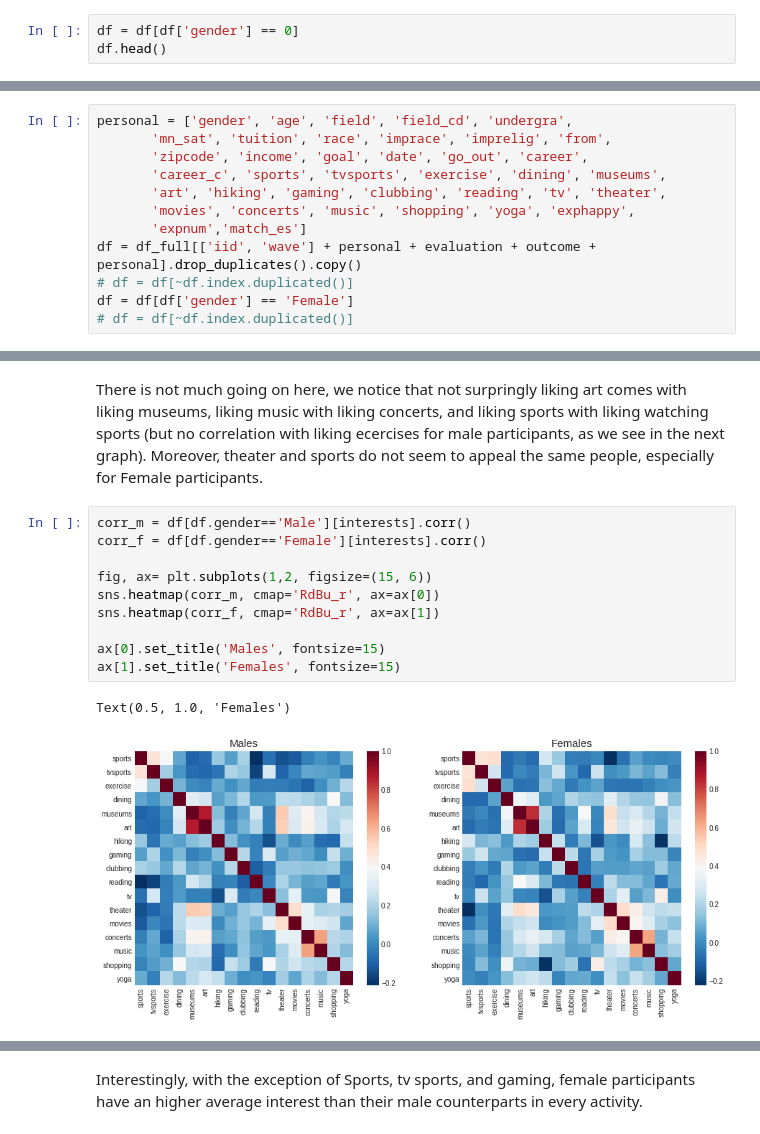
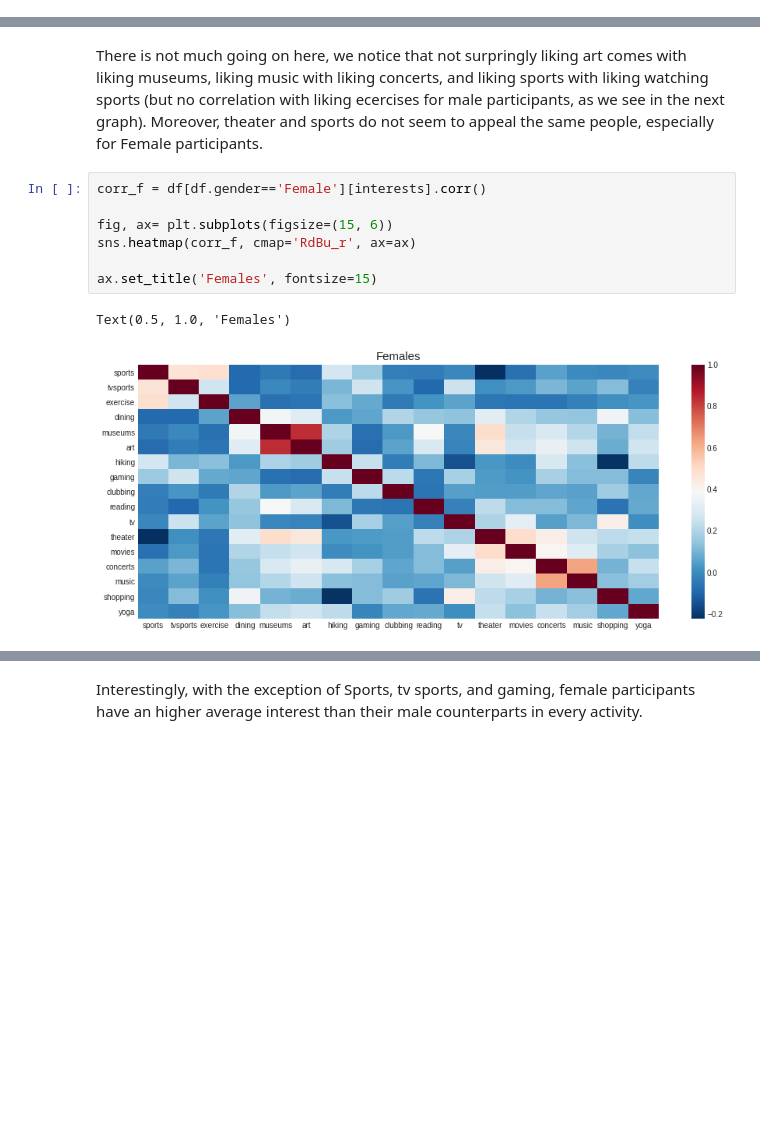
Before and after one commit to villafue/Python_Data_Visualization_Notes, a Jupyter notebook: Data Storytelling/Craft Story Dataset/Women.ipynb, the cells around one changed output, grey strips where cells are left out. Drawn from its saved outputs; the diff is of its cells as text; blank space fills up the shorter version.

```diff
--- a/Data Storytelling/Craft Story Dataset/Women.ipynb
+++ b/Data Storytelling/Craft Story Dataset/Women.ipynb
@@ -131,3 +147,0 @@ NameError: ignored
-# %%
-df = df[df['gender'] == 0]
-df.head()
@@ -430,14 +500,2 @@ Rate of positive feedback on the partner of the a different race: 34.08%
 # %% [markdown]
 It looks like there is some influence after all, let's try to go deeper.
-# %%
-personal = ['gender', 'age', 'field', 'field_cd', 'undergra',
-       'mn_sat', 'tuition', 'race', 'imprace', 'imprelig', 'from',
-       'zipcode', 'income', 'goal', 'date', 'go_out', 'career',
-       'career_c', 'sports', 'tvsports', 'exercise', 'dining', 'museums',
-       'art', 'hiking', 'gaming', 'clubbing', 'reading', 'tv', 'theater',
-       'movies', 'concerts', 'music', 'shopping', 'yoga', 'exphappy',
-       'expnum','match_es']
-df = df_full[['iid', 'wave'] + personal + evaluation + outcome + personal].drop_duplicates().copy()
-# df = df[~df.index.duplicated()]
-df = df[df['gender'] == 'Female']
-# df = df[~df.index.duplicated()]
@@ -873,18 +805,15 @@ Text(0.5, 1.0, 'Correlation between interests')
 # %% [markdown]
 There is not much going on here, we notice that not surpringly liking art comes with liking museums, liking music with liking concerts, and liking sports with liking watching sports (but no correlation with liking ecercises for male participants, as we see in the next graph). Moreover, theater and sports do not seem to appeal the same people, especially for Female participants.
 # %%
-corr_m = df[df.gender=='Male'][interests].corr()
 corr_f = df[df.gender=='Female'][interests].corr()
 
-fig, ax= plt.subplots(1,2, figsize=(15, 6))
-sns.heatmap(corr_m, cmap='RdBu_r', ax=ax[0])
-sns.heatmap(corr_f, cmap='RdBu_r', ax=ax[1])
+fig, ax= plt.subplots(figsize=(15, 6))
+sns.heatmap(corr_f, cmap='RdBu_r', ax=ax)
 
-ax[0].set_title('Males', fontsize=15)
-ax[1].set_title('Females', fontsize=15)
+ax.set_title('Females', fontsize=15)
 # %% [output]
 Text(0.5, 1.0, 'Females')
-[figure, old version]
+[figure, new version]
 # %%
 tmp = df[['gender']+ interests].groupby(['gender']).mean().stack().unstack(0)
 ax = tmp.plot(kind='bar', figsize=(12,6))
```
Also changed, not shown: parts of 103 cells of this notebook.
